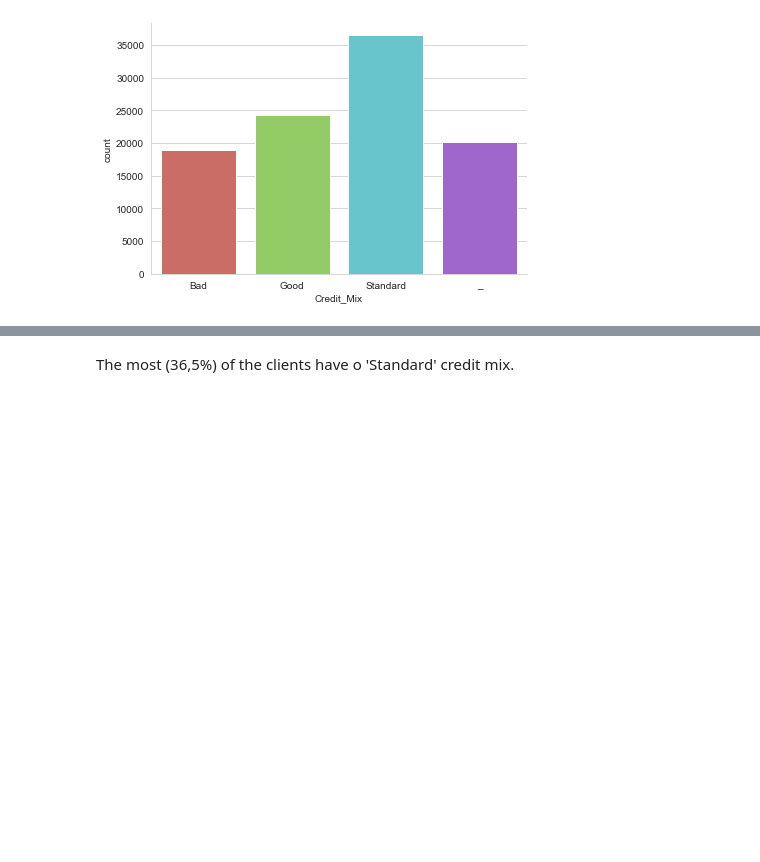
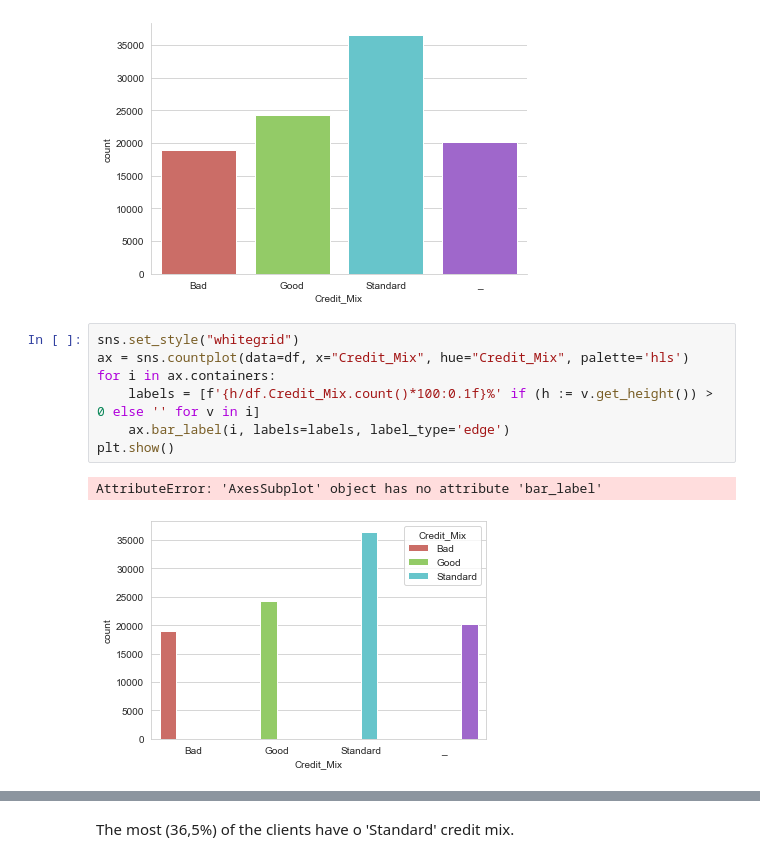
Before and after one commit to OlaJaglinska/Data-Science-Training, a Jupyter notebook: EDA/EDA.ipynb, the cells around one changed output, grey strips where cells are left out. Saved outputs shown, nothing was run; the diff lists cells and outputs as text; blank space fills up the shorter version.

```diff
--- a/EDA/EDA.ipynb
+++ b/EDA/EDA.ipynb
@@ -274,3 +279,13 @@ ax = sns.catplot(data=df, x="Credit_Mix", palette='hls', kind="count",
                 height=4, aspect=1.5)
 # %% [output]
 [figure]
+# %%
+sns.set_style("whitegrid")
+ax = sns.countplot(data=df, x="Credit_Mix", hue="Credit_Mix", palette='hls')
+for i in ax.containers:
+    labels = [f'{h/df.Credit_Mix.count()*100:0.1f}%' if (h := v.get_height()) > 0 else '' for v in i]
+    ax.bar_label(i, labels=labels, label_type='edge')
+plt.show()
+# %% [output]
+AttributeError: 'AxesSubplot' object has no attribute 'bar_label'
+[figure, added]
```
Also changed, not shown: parts of 7 cells of this notebook.
